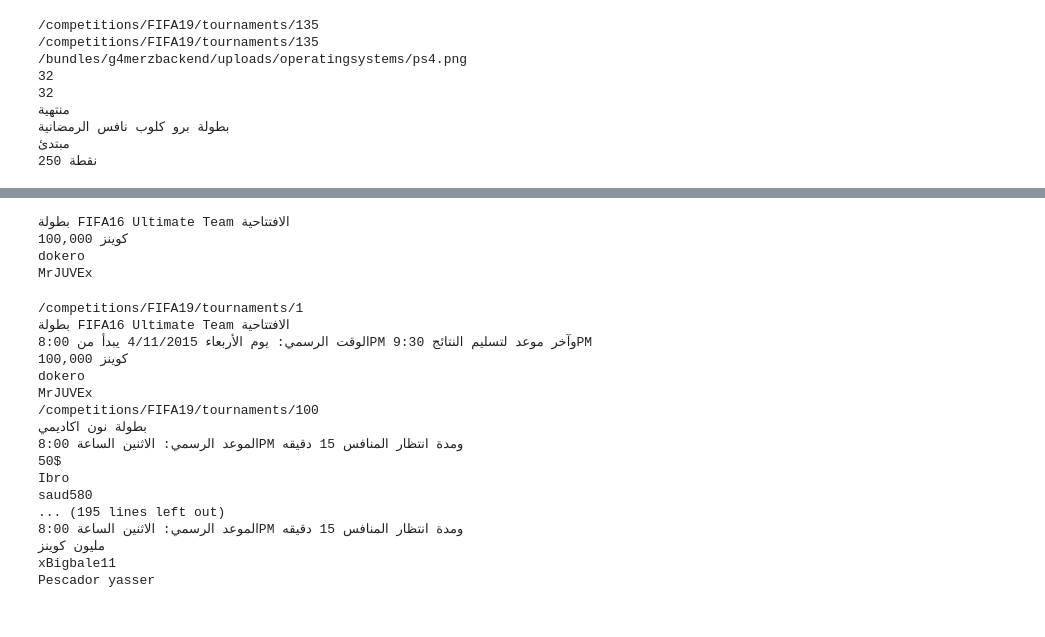
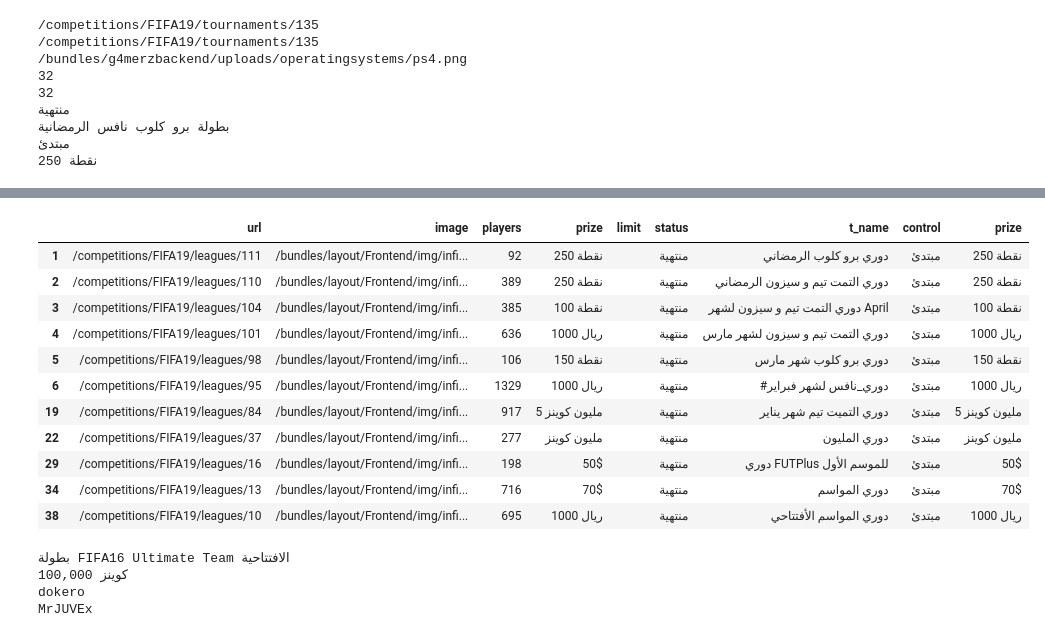
Before and after one commit to iRaied/eSports_Teams, a Jupyter notebook: esports_teams.ipynb, the cells around one changed output, grey strips where cells are left out. Drawn from its saved outputs; the diff is of its cells as text; code cells hidden in the pictures.

```diff
--- a/esports_teams.ipynb
+++ b/esports_teams.ipynb
@@ -865,3 +865,18 @@ soup.find('title').contents[0]
+# %%
+df_fifa_main.query("image == '/bundles/layout/Frontend/img/infinite-loop.png'")
+# %% [output]
+|  | url | image | players | prize | limit | status | t_name | control | prize |
+| 1 | /competitions/FIFA19/leagues/111 | /bundles/layout/Frontend/img/infi... | 92 | 250 نقطة |  | منتهية | دوري برو كلوب الرمضاني | مبتدئ | 250 نقطة |
+| 2 | /competitions/FIFA19/leagues/110 | /bundles/layout/Frontend/img/infi... | 389 | 250 نقطة |  | منتهية | دوري التمت تيم و سيزون الرمضاني | مبتدئ | 250 نقطة |
+| 3 | /competitions/FIFA19/leagues/104 | /bundles/layout/Frontend/img/infi... | 385 | 100 نقطة |  | منتهية | دوري التمت تيم و سيزون لشهر April | مبتدئ | 100 نقطة |
+| 4 | /competitions/FIFA19/leagues/101 | /bundles/layout/Frontend/img/infi... | 636 | 1000 ريال |  | منتهية | دوري التمت تيم و سيزون لشهر مارس | مبتدئ | 1000 ريال |
+| 5 | /competitions/FIFA19/leagues/98 | /bundles/layout/Frontend/img/infi... | 106 | 150 نقطة |  | منتهية | دوري برو كلوب شهر مارس | مبتدئ | 150 نقطة |
+| 6 | /competitions/FIFA19/leagues/95 | /bundles/layout/Frontend/img/infi... | 1329 | 1000 ريال |  | منتهية | #دوري_نافس لشهر فبراير | مبتدئ | 1000 ريال |
+| 19 | /competitions/FIFA19/leagues/84 | /bundles/layout/Frontend/img/infi... | 917 | 5 مليون كوينز |  | منتهية | دوري التميت تيم شهر يناير | مبتدئ | 5 مليون كوينز |
+| 22 | /competitions/FIFA19/leagues/37 | /bundles/layout/Frontend/img/infi... | 277 | مليون كوينز |  | منتهية | دوري المليون | مبتدئ | مليون كوينز |
+| 29 | /competitions/FIFA19/leagues/16 | /bundles/layout/Frontend/img/infi... | 198 | 50$ |  | منتهية | دوري FUTPlus للموسم الأول | مبتدئ | 50$ |
+| 34 | /competitions/FIFA19/leagues/13 | /bundles/layout/Frontend/img/infi... | 716 | 70$ |  | منتهية | دوري المواسم | مبتدئ | 70$ |
+| 38 | /competitions/FIFA19/leagues/10 | /bundles/layout/Frontend/img/infi... | 695 | 1000 ريال |  | منتهية | دوري المواسم الأفتتاحي | مبتدئ | 1000 ريال |
 # %%
 import os
 # %%
@@ -888,7 +903,7 @@ for fifa19_html in os.listdir(folder):
 dokero
 MrJUVEx
 # %%
-df_list = []
+df_fifa_t = []
 folder = './TOs/NAFS/Fifa19/Tourneys'
 for fifa19_html in os.listdir(folder):
     with open(os.path.join(folder, fifa19_html), encoding='utf8') as file:
@@ -898,7 +913,7 @@ for fifa19_html in os.listdir(folder):
         for url in div_container2.find_all('a'):
             url = url.get('href')
             url = url.strip()[26:]
-            print(url)
+            #print(url)
         title = soup.find('h2').contents[0]
         to_title = soup.find('div', class_="tournament__title ar").contents[0]
         div_container = soup.find('ul', class_="specs")
@@ -906,27 +921,11 @@ for fifa19_html in os.listdir(folder):
         div_container = soup.find('div', class_="message-box")
         champ = div_container.find_all('a')[0].contents[0].strip()
         runup = div_container.find_all('a')[1].contents[0].strip()
-        #print(file)
-        print(title)
-        print(to_title)
-        print(prize)
-        print(champ)
-        print(runup)
+        #print(title)
+        #print(to_title)
+        #print(prize)
+        #print(champ)
+        #print(runup)
+        # Append to list of dictionaries
+        df_fifa_t.append({'url': url, 'title': title, 'to_title': to_title, 'prize': prize, 'champ': champ, 'runup': runup})
+df_fifa_t = pd.DataFrame(df_fifa_t, columns = ['url', 'title', 'to_title', 'prize', 'champ', 'runup'])
-# %% [output]
-/competitions/FIFA19/tournaments/1
-بطولة FIFA16 Ultimate Team الافتتاحية
-الوقت الرسمي: يوم الأربعاء 4/11/2015 يبدأ من 8:00PM وآخر موعد لتسليم النتائج 9:30PM
-100,000 كوينز
-dokero
-MrJUVEx
-/competitions/FIFA19/tournaments/100
-بطولة نون اكاديمي
-الموعد الرسمي: الاثنين الساعة 8:00PM ومدة انتظار المنافس 15 دقيقه
-50$
-Ibro
-saud580
-... (195 lines left out)
-الموعد الرسمي: الاثنين الساعة 8:00PM ومدة انتظار المنافس 15 دقيقه
-مليون كوينز
-xBigbale11
-Pescador yasser
```
Also changed, not shown: parts of 17 cells of this notebook.
